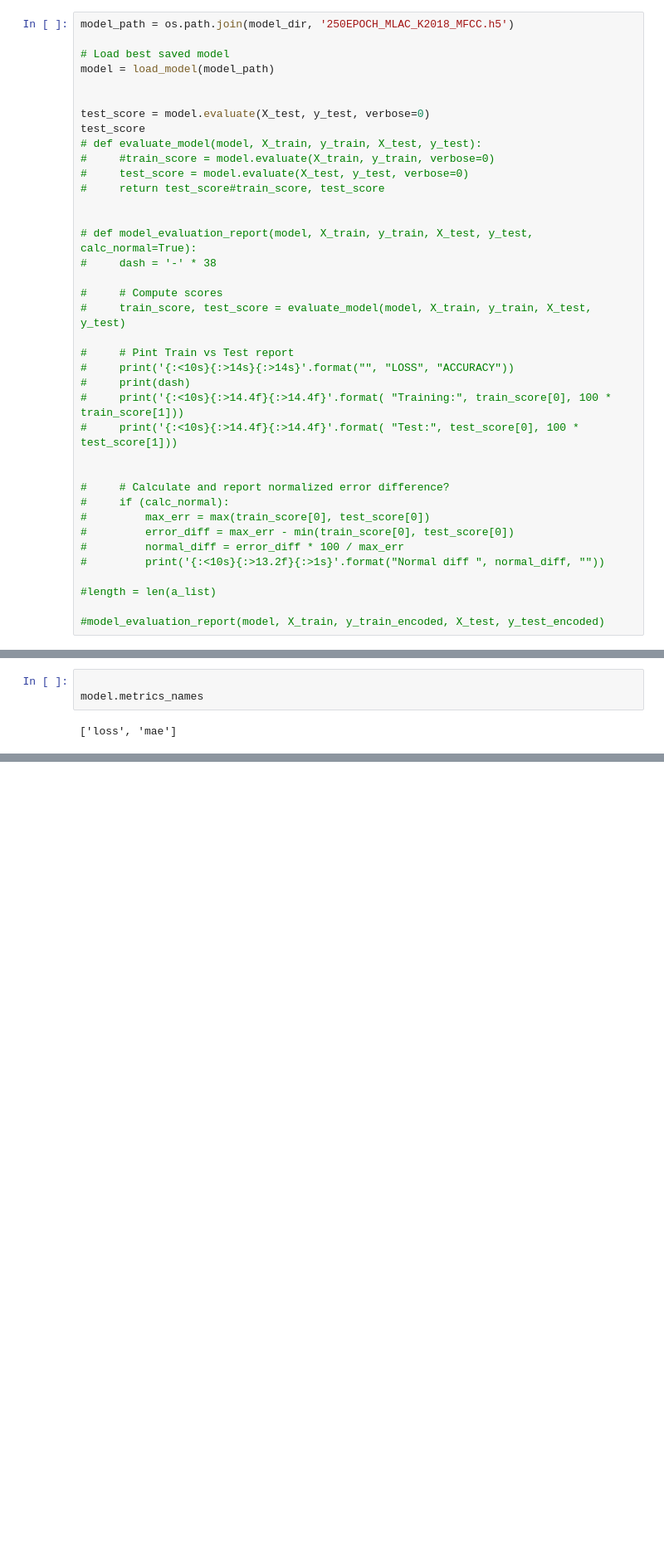
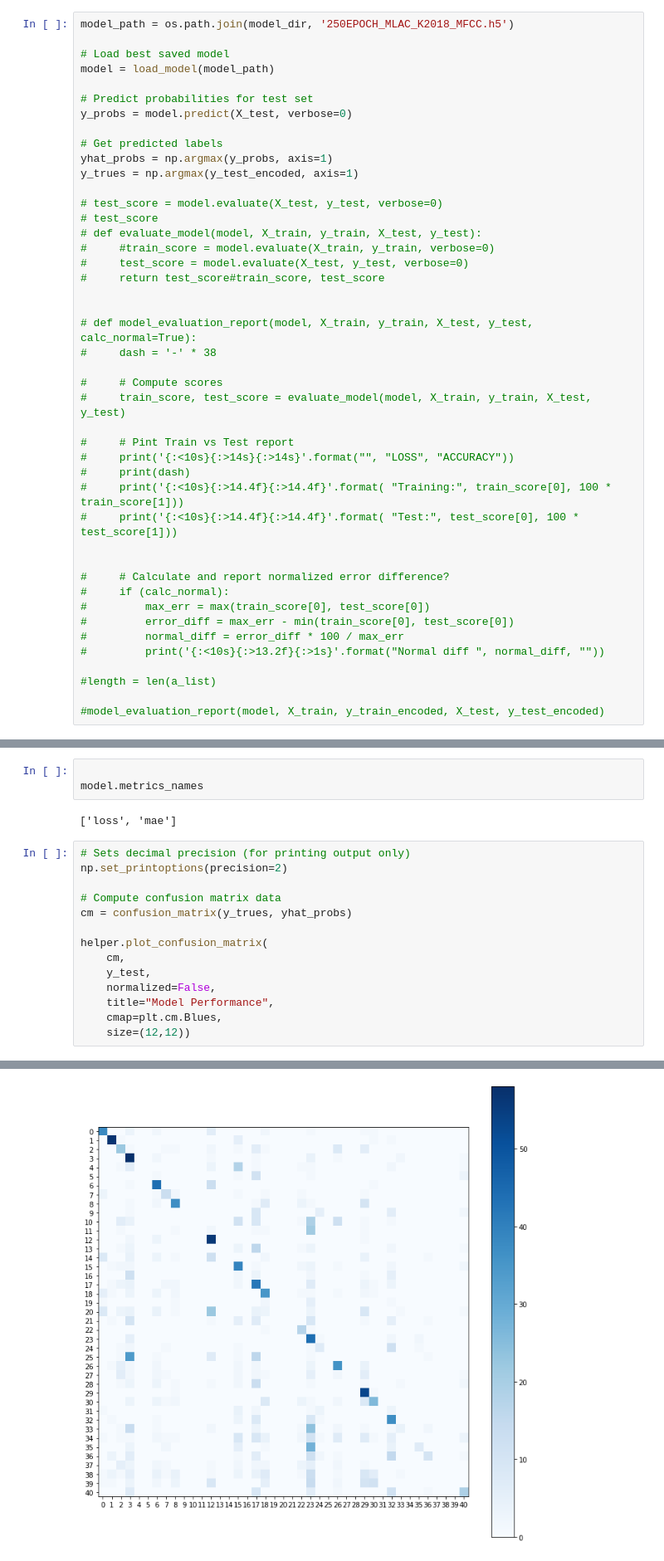
Before and after one commit to Auzlex/uwe-dsp, a Jupyter notebook: audio_cnn_test/MLAC_MFCC.ipynb, the cells around one changed output, grey strips where cells are left out. Shown at 83% size. Saved outputs shown, nothing was run; the diff lists cells and outputs as text; blank space fills up the shorter version.

```diff
--- a/audio_cnn_test/MLAC_TF_BUILD_COMPILE_TRAIN.ipynb
+++ b/audio_cnn_test/MLAC_MFCC.ipynb
@@ -305,9 +313,15 @@ model_path = os.path.join(model_dir, '250EPOCH_MLAC_K2018_MFCC.h5')
 # Load best saved model
 model = load_model(model_path)
 
+# Predict probabilities for test set
+y_probs = model.predict(X_test, verbose=0)
 
-test_score = model.evaluate(X_test, y_test, verbose=0)
-test_score
+# Get predicted labels
+yhat_probs = np.argmax(y_probs, axis=1)
+y_trues = np.argmax(y_test_encoded, axis=1)
+
+# test_score = model.evaluate(X_test, y_test, verbose=0)
+# test_score
 # def evaluate_model(model, X_train, y_train, X_test, y_test):
 #     #train_score = model.evaluate(X_train, y_train, verbose=0)
 #     test_score = model.evaluate(X_test, y_test, verbose=0)
@@ -342,3 +360,18 @@ test_score
 model.metrics_names
 # %% [output]
 ['loss', 'mae']
+# %%
+# Sets decimal precision (for printing output only)
+np.set_printoptions(precision=2)
+
+# Compute confusion matrix data
+cm = confusion_matrix(y_trues, yhat_probs)
+
+helper.plot_confusion_matrix(
+    cm,
+    y_test,
+    normalized=False,
+    title="Model Performance",
+    cmap=plt.cm.Blues,
+    size=(12,12))
+# %% [output]
@@ -344,0 +379 @@ model.metrics_names
+[figure, added]
```
Also changed, not shown: parts of 6 cells of this notebook, 14 other files.
